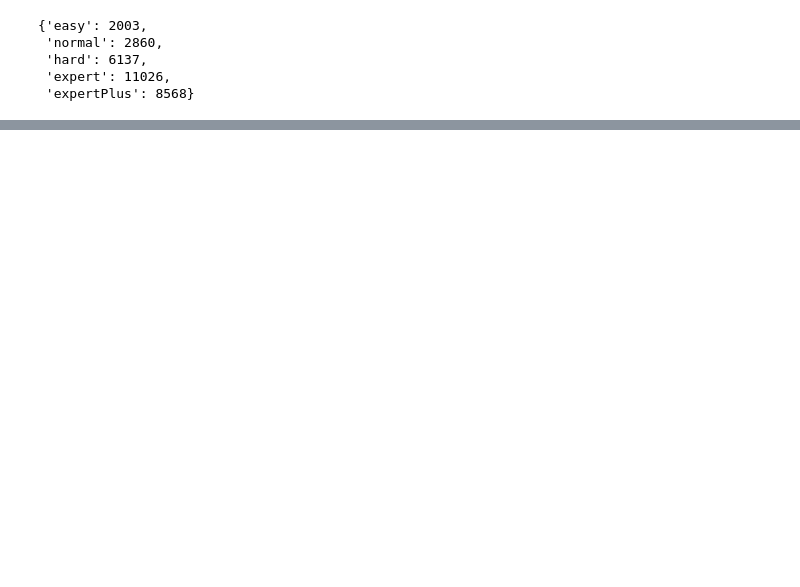
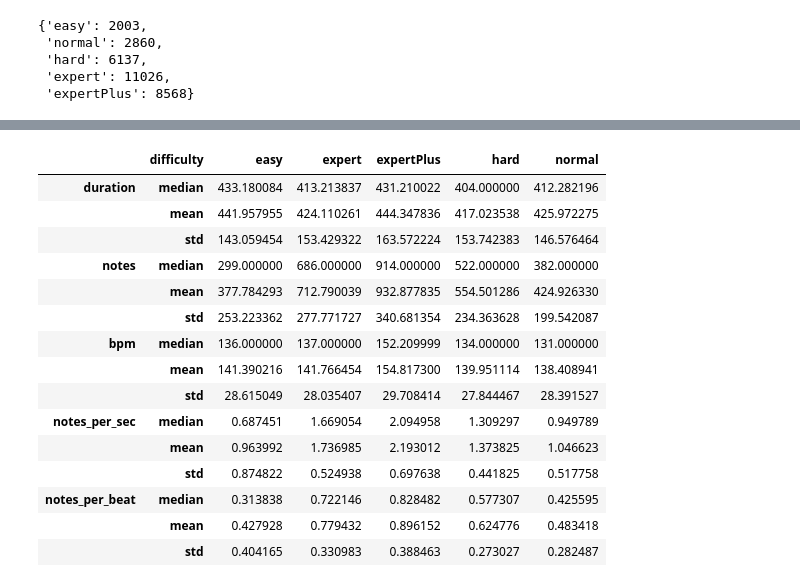
Before and after one commit to wvsharber/BeatMapSynthesizer, a Jupyter notebook: data_gathering_processing.ipynb, the cells around one changed output, grey strips where cells are left out. Saved outputs shown, nothing was run; the diff lists cells and outputs as text; code cells hidden in the pictures; blank space fills up the shorter version.

```diff
--- a/data_gathering_processing.ipynb
+++ b/data_gathering_processing.ipynb
@@ -101,0 +153,20 @@ difficulty_dist(metadata_total)
+# %%
+#Same, but only looking at mean, median, and standard deviation
+df.groupby('difficulty').agg([np.median, np.mean, np.std]).T
+# %% [output]
+|  | difficulty | easy | expert | expertPlus | hard | normal |
+| duration | median | 433.180084 | 413.213837 | 431.210022 | 404.000000 | 412.282196 |
+|  | mean | 441.957955 | 424.110261 | 444.347836 | 417.023538 | 425.972275 |
+|  | std | 143.059454 | 153.429322 | 163.572224 | 153.742383 | 146.576464 |
+| notes | median | 299.000000 | 686.000000 | 914.000000 | 522.000000 | 382.000000 |
+|  | mean | 377.784293 | 712.790039 | 932.877835 | 554.501286 | 424.926330 |
+|  | std | 253.223362 | 277.771727 | 340.681354 | 234.363628 | 199.542087 |
+| bpm | median | 136.000000 | 137.000000 | 152.209999 | 134.000000 | 131.000000 |
+|  | mean | 141.390216 | 141.766454 | 154.817300 | 139.951114 | 138.408941 |
+|  | std | 28.615049 | 28.035407 | 29.708414 | 27.844467 | 28.391527 |
+| notes_per_sec | median | 0.687451 | 1.669054 | 2.094958 | 1.309297 | 0.949789 |
+|  | mean | 0.963992 | 1.736985 | 2.193012 | 1.373825 | 1.046623 |
+|  | std | 0.874822 | 0.524938 | 0.697638 | 0.441825 | 0.517758 |
+| notes_per_beat | median | 0.313838 | 0.722146 | 0.828482 | 0.577307 | 0.425595 |
+|  | mean | 0.427928 | 0.779432 | 0.896152 | 0.624776 | 0.483418 |
+|  | std | 0.404165 | 0.330983 | 0.388463 | 0.273027 | 0.282487 |
```
Also changed, not shown: parts of 24 cells of this notebook.
